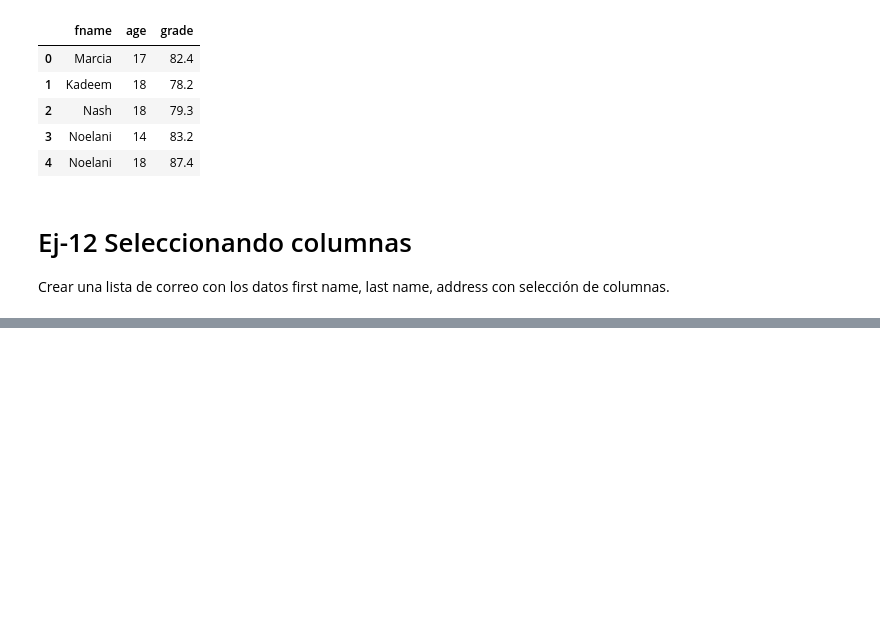
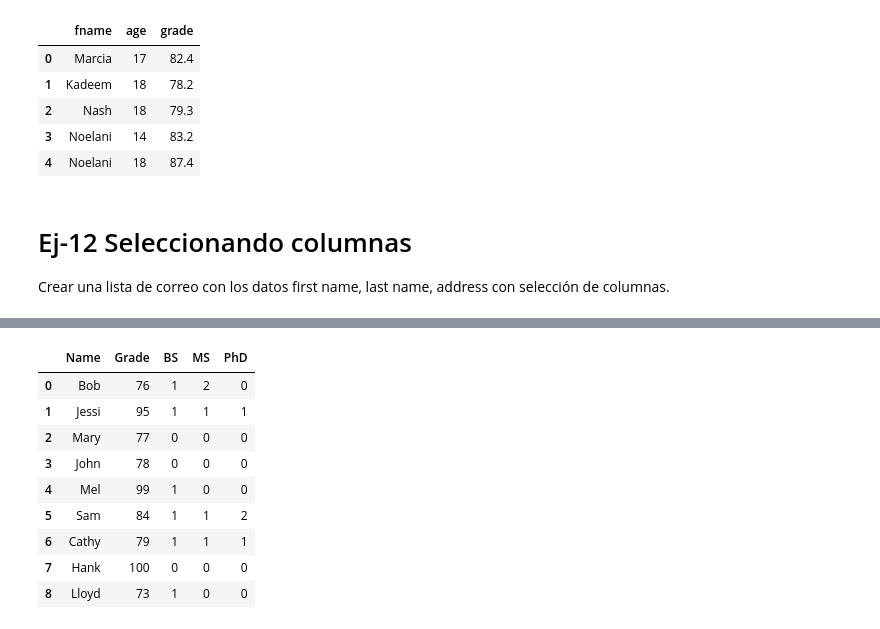
Before and after one commit to MarianaArzapalo/1-ADescDatos, a Jupyter notebook: 01-li-datos.ipynb, the cells around one changed output, grey strips where cells are left out. Saved outputs shown, nothing was run; the diff lists cells and outputs as text; code cells hidden in the pictures; blank space fills up the shorter version.

```diff
--- a/01-li-datos.ipynb
+++ b/01-li-datos.ipynb
@@ -1061,0 +1193,27 @@ Crear una lista de correo con los datos first name, last name, address con selec
+# %%
+# Ej-15 ...
+
+import pandas as pd
+
+names = ['Bob','Jessi','Mary','John','Mel','Sam', 'Cathy','Hank','Lloyd']
+grades = [76,95,77,78,99,84,79,100,73]
+bsdegrees = [1,1,0,0,1,1,1,0,1]
+msdegrees = [2,1,0,0,0,1,1,0,0]
+phddegrees = [0,1,0,0,0,2,1,0,0]
+
+GradeList = zip(names,grades,bsdegrees,msdegrees, phddegrees)
+
+df = pd.DataFrame(data = GradeList, columns=['Name','Grade','BS', 'MS','PhD'])
+
+df
+# %% [output]
+|  | Name | Grade | BS | MS | PhD |
+| 0 | Bob | 76 | 1 | 2 | 0 |
+| 1 | Jessi | 95 | 1 | 1 | 1 |
+| 2 | Mary | 77 | 0 | 0 | 0 |
+| 3 | John | 78 | 0 | 0 | 0 |
+| 4 | Mel | 99 | 1 | 0 | 0 |
+| 5 | Sam | 84 | 1 | 1 | 2 |
+| 6 | Cathy | 79 | 1 | 1 | 1 |
+| 7 | Hank | 100 | 0 | 0 | 0 |
+| 8 | Lloyd | 73 | 1 | 0 | 0 |
```
Also changed, not shown: parts of 19 cells of this notebook.
